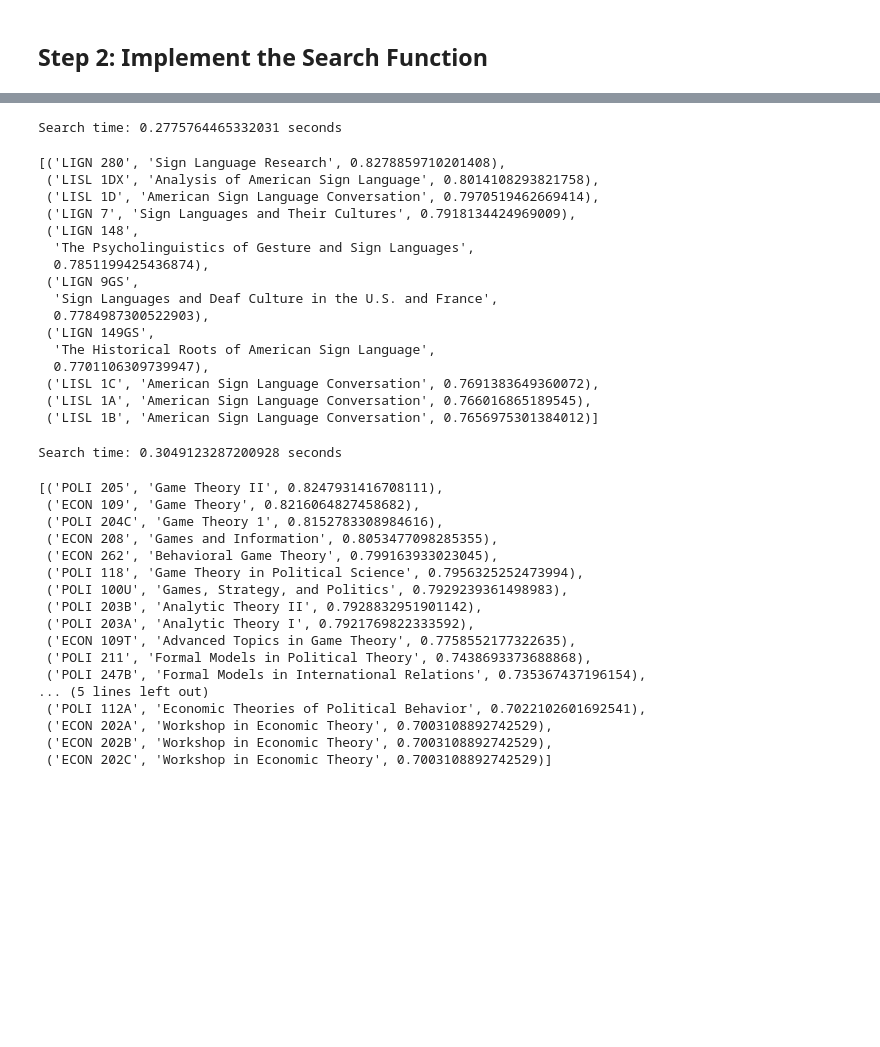
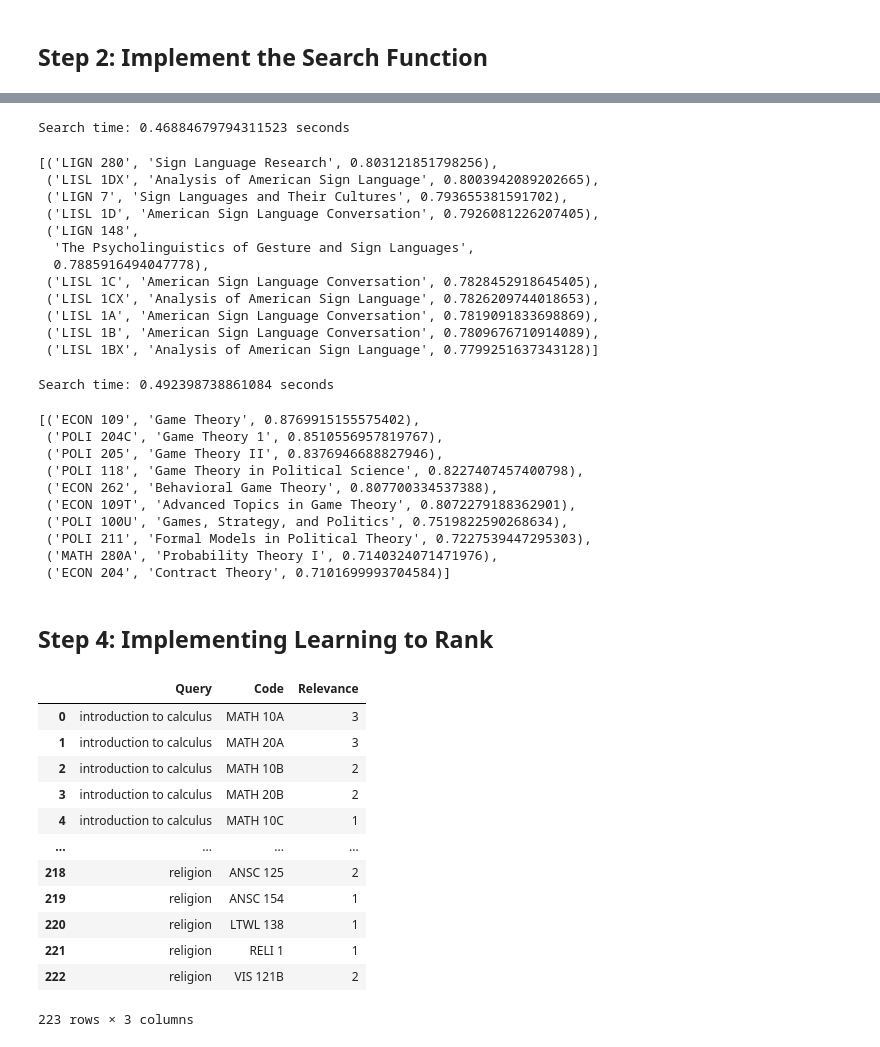
Before and after one commit to toekneeta/UCSDCourseSearch, a Jupyter notebook: course_search.ipynb, the cells around one changed output, grey strips where cells are left out. Saved outputs shown, nothing was run; the diff lists cells and outputs as text; code cells hidden in the pictures; blank space fills up the shorter version.

```diff
--- a/course_search.ipynb
+++ b/course_search.ipynb
@@ -131,51 +177,42 @@ Search time: 0.28283238410949707 seconds
 # %%
 start = time.time()
 query = "sign language"
-search_results = search(query, document_embeddings, course_catalog)
+search_results = search(query, title_embeddings, desc_embeddings, course_catalog)
 end = time.time()
 print("Search time:", end - start, "seconds")
 search_results
 # %% [output]
-Search time: 0.2775764465332031 seconds
+Search time: 0.46884679794311523 seconds
-[('LIGN 280', 'Sign Language Research', 0.8278859710201408),
- ('LISL 1DX', 'Analysis of American Sign Language', 0.8014108293821758),
- ('LISL 1D', 'American Sign Language Conversation', 0.7970519462669414),
- ('LIGN 7', 'Sign Languages and Their Cultures', 0.7918134424969009),
+[('LIGN 280', 'Sign Language Research', 0.803121851798256),
+ ('LISL 1DX', 'Analysis of American Sign Language', 0.8003942089202665),
+ ('LIGN 7', 'Sign Languages and Their Cultures', 0.793655381591702),
+ ('LISL 1D', 'American Sign Language Conversation', 0.7926081226207405),
  ('LIGN 148',
   'The Psycholinguistics of Gesture and Sign Languages',
-  0.7851199425436874),
- ('LIGN 9GS',
-  'Sign Languages and Deaf Culture in the U.S. and France',
-  0.7784987300522903),
- ('LIGN 149GS',
-  'The Historical Roots of American Sign Language',
-  0.7701106309739947),
- ('LISL 1C', 'American Sign Language Conversation', 0.7691383649360072),
- ('LISL 1A', 'American Sign Language Conversation', 0.766016865189545),
- ('LISL 1B', 'American Sign Language Conversation', 0.7656975301384012)]
+  0.7885916494047778),
+ ('LISL 1C', 'American Sign Language Conversation', 0.7828452918645405),
+ ('LISL 1CX', 'Analysis of American Sign Language', 0.7826209744018653),
+ ('LISL 1A', 'American Sign Language Conversation', 0.7819091833698869),
+ ('LISL 1B', 'American Sign Language Conversation', 0.7809676710914089),
+ ('LISL 1BX', 'Analysis of American Sign Language', 0.7799251637343128)]
 # %%
 start = time.time()
 query = "game theory"
-search_results = search(query, document_embeddings, course_catalog, 25)
+search_results = search(query, title_embeddings, desc_embeddings, course_catalog)
 end = time.time()
 print("Search time:", end - start, "seconds")
 search_results
 # %% [output]
-Search time: 0.3049123287200928 seconds
+Search time: 0.492398738861084 seconds
-[('POLI 205', 'Game Theory II', 0.8247931416708111),
- ('ECON 109', 'Game Theory', 0.8216064827458682),
- ('POLI 204C', 'Game Theory 1', 0.8152783308984616),
- ('ECON 208', 'Games and Information', 0.8053477098285355),
- ('ECON 262', 'Behavioral Game Theory', 0.799163933023045),
- ('POLI 118', 'Game Theory in Political Science', 0.7956325252473994),
- ('POLI 100U', 'Games, Strategy, and Politics', 0.7929239361498983),
- ('POLI 203B', 'Analytic Theory II', 0.7928832951901142),
- ('POLI 203A', 'Analytic Theory I', 0.7921769822333592),
- ('ECON 109T', 'Advanced Topics in Game Theory', 0.7758552177322635),
- ('POLI 211', 'Formal Models in Political Theory', 0.7438693373688868),
- ('POLI 247B', 'Formal Models in International Relations', 0.735367437196154),
-... (5 lines left out)
- ('POLI 112A', 'Economic Theories of Political Behavior', 0.7022102601692541),
- ('ECON 202A', 'Workshop in Economic Theory', 0.7003108892742529),
- ('ECON 202B', 'Workshop in Economic Theory', 0.7003108892742529),
- ('ECON 202C', 'Workshop in Economic Theory', 0.7003108892742529)]
+[('ECON 109', 'Game Theory', 0.8769915155575402),
+ ('POLI 204C', 'Game Theory 1', 0.8510556957819767),
+ ('POLI 205', 'Game Theory II', 0.8376946688827946),
+ ('POLI 118', 'Game Theory in Political Science', 0.8227407457400798),
+ ('ECON 262', 'Behavioral Game Theory', 0.807700334537388),
+ ('ECON 109T', 'Advanced Topics in Game Theory', 0.8072279188362901),
+ ('POLI 100U', 'Games, Strategy, and Politics', 0.7519822590268634),
+ ('POLI 211', 'Formal Models in Political Theory', 0.7227539447295303),
+ ('MATH 280A', 'Probability Theory I', 0.7140324071471976),
+ ('ECON 204', 'Contract Theory', 0.7101699993704584)]
+# %% [markdown]
+## Step 4: Implementing Learning to Rank
@@ -181,0 +223,18 @@ Search time: 0.3049123287200928 seconds
+# %%
+# Load hand labeled test dataset
+hand_labeled_test = pd.read_csv('data/hand_labeled_test.csv')
+hand_labeled_test
+# %% [output]
+|  | Query | Code | Relevance |
+| 0 | introduction to calculus | MATH 10A | 3 |
+| 1 | introduction to calculus | MATH 20A | 3 |
+| 2 | introduction to calculus | MATH 10B | 2 |
+| 3 | introduction to calculus | MATH 20B | 2 |
+| 4 | introduction to calculus | MATH 10C | 1 |
+| ... | ... | ... | ... |
+| 218 | religion | ANSC 125 | 2 |
+| 219 | religion | ANSC 154 | 1 |
+| 220 | religion | LTWL 138 | 1 |
+| 221 | religion | RELI 1 | 1 |
+| 222 | religion | VIS 121B | 2 |
+223 rows × 3 columns
```
Also changed, not shown: parts of 22 cells of this notebook, 8 other files.
